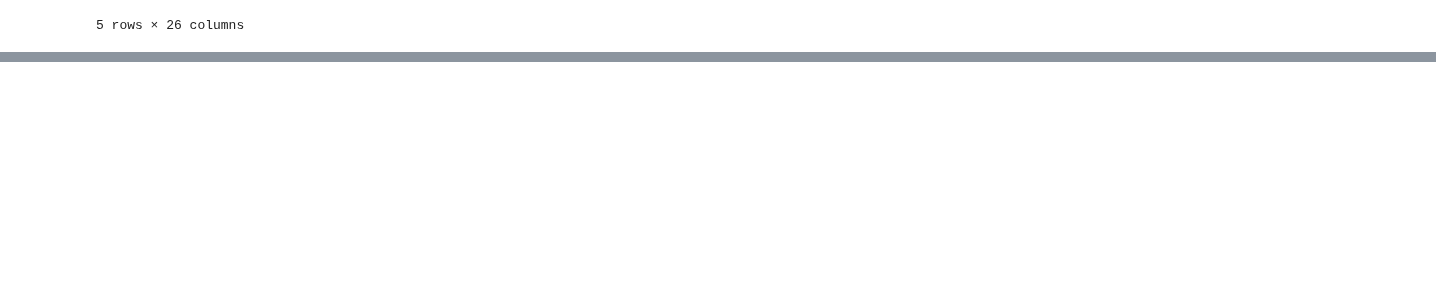
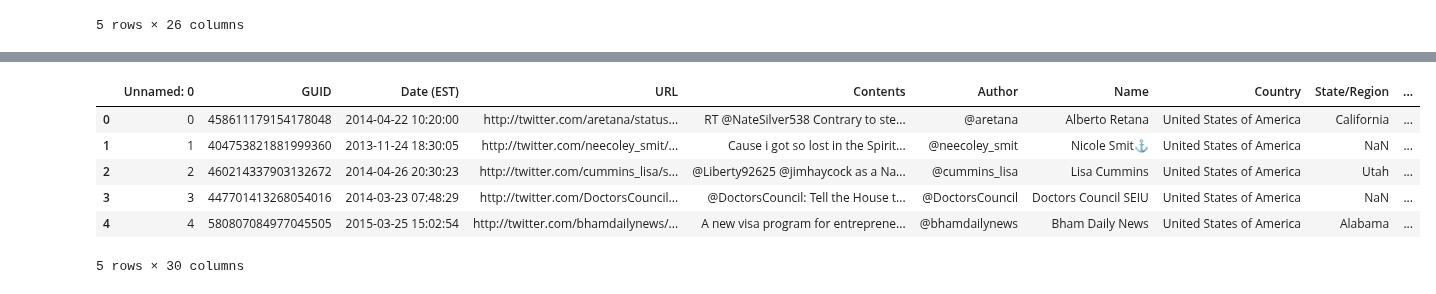
Before and after one commit to jmendiola84/Team_5, a Jupyter notebook: Tweets_2(Immigrants).ipynb, the cells around one changed output, grey strips where cells are left out. Saved outputs shown, nothing was run; the diff lists cells and outputs as text; code cells hidden in the pictures; blank space fills up the shorter version.

```diff
--- a/Tweets_2(Immigrants).ipynb
+++ b/Tweets_2(Immigrants).ipynb
@@ -86,0 +157,13 @@ nan,nan:36.103234,-95.87159059999999
+# %%
+FIPS_df['FIPS'] = FIPS_df['FIPS'].apply(str)
+FIPS_df['FIPS_block'] = FIPS_df['FIPS_block'].apply(str)
+FIPS_df.to_csv('resources/TweetData/Tweets2_Final.csv')
+FIPS_df.head()
+# %% [output]
+|  | Unnamed: 0 | GUID | Date (EST) | URL | Contents | Author | Name | Country | State/Region | ... |
+| 0 | 0 | 458611179154178048 | 2014-04-22 10:20:00 | http://twitter.com/aretana/status... | RT @NateSilver538 Contrary to ste... | @aretana | Alberto Retana | United States of America | California | ... |
+| 1 | 1 | 404753821881999360 | 2013-11-24 18:30:05 | http://twitter.com/neecoley_smit/... | Cause i got so lost in the Spirit... | @neecoley_smit | Nicole Smit⚓️ | United States of America | NaN | ... |
+| 2 | 2 | 460214337903132672 | 2014-04-26 20:30:23 | http://twitter.com/cummins_lisa/s... | @Liberty92625 @jimhaycock as a Na... | @cummins_lisa | Lisa Cummins | United States of America | Utah | ... |
+| 3 | 3 | 447701413268054016 | 2014-03-23 07:48:29 | http://twitter.com/DoctorsCouncil... | @DoctorsCouncil: Tell the House t... | @DoctorsCouncil | Doctors Council SEIU | United States of America | NaN | ... |
+| 4 | 4 | 580807084977045505 | 2015-03-25 15:02:54 | http://twitter.com/bhamdailynews/... | A new visa program for entreprene... | @bhamdailynews | Bham Daily News | United States of America | Alabama | ... |
+5 rows × 30 columns
```
Also changed, not shown: parts of 4 cells of this notebook, 6 other files.
